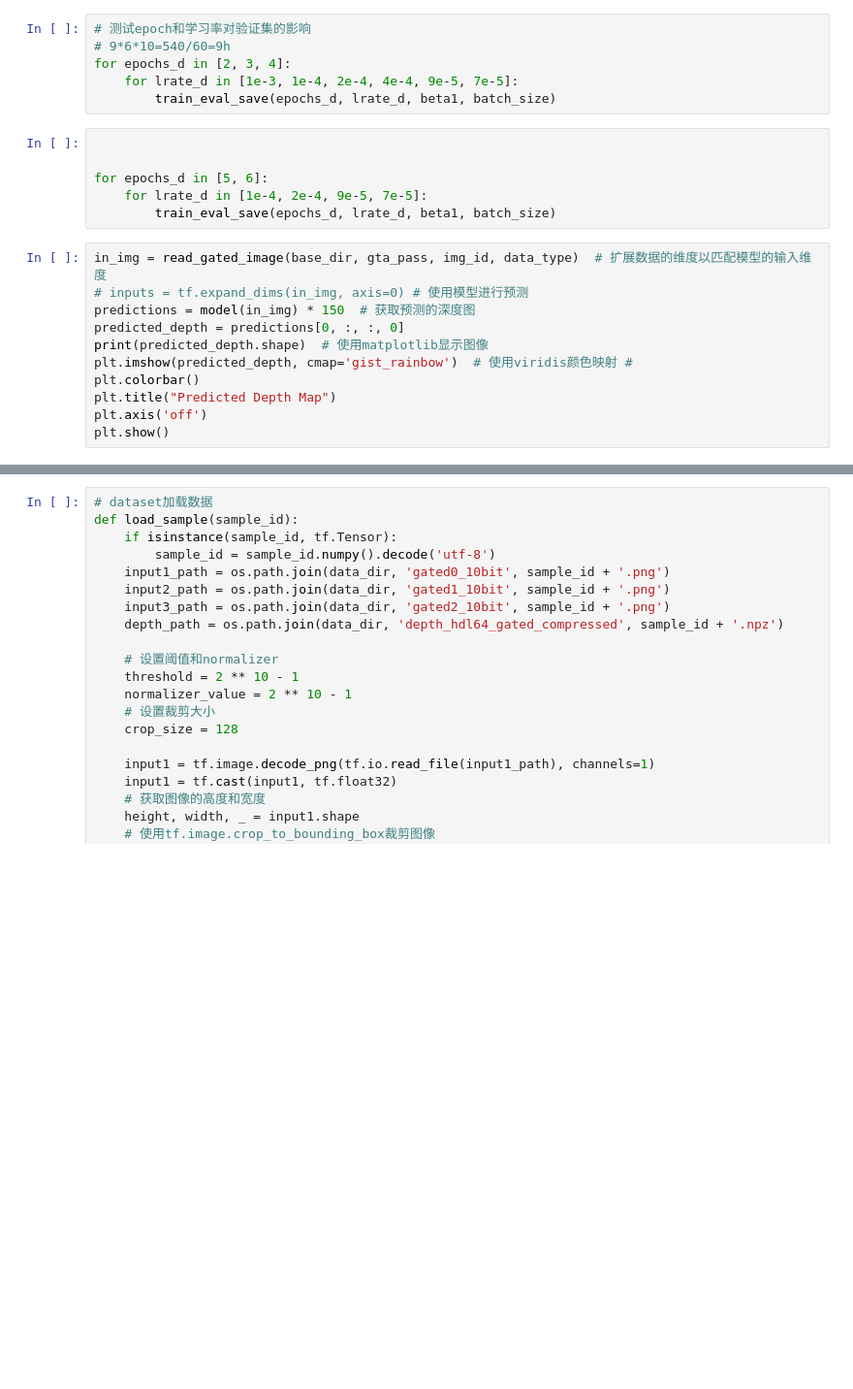
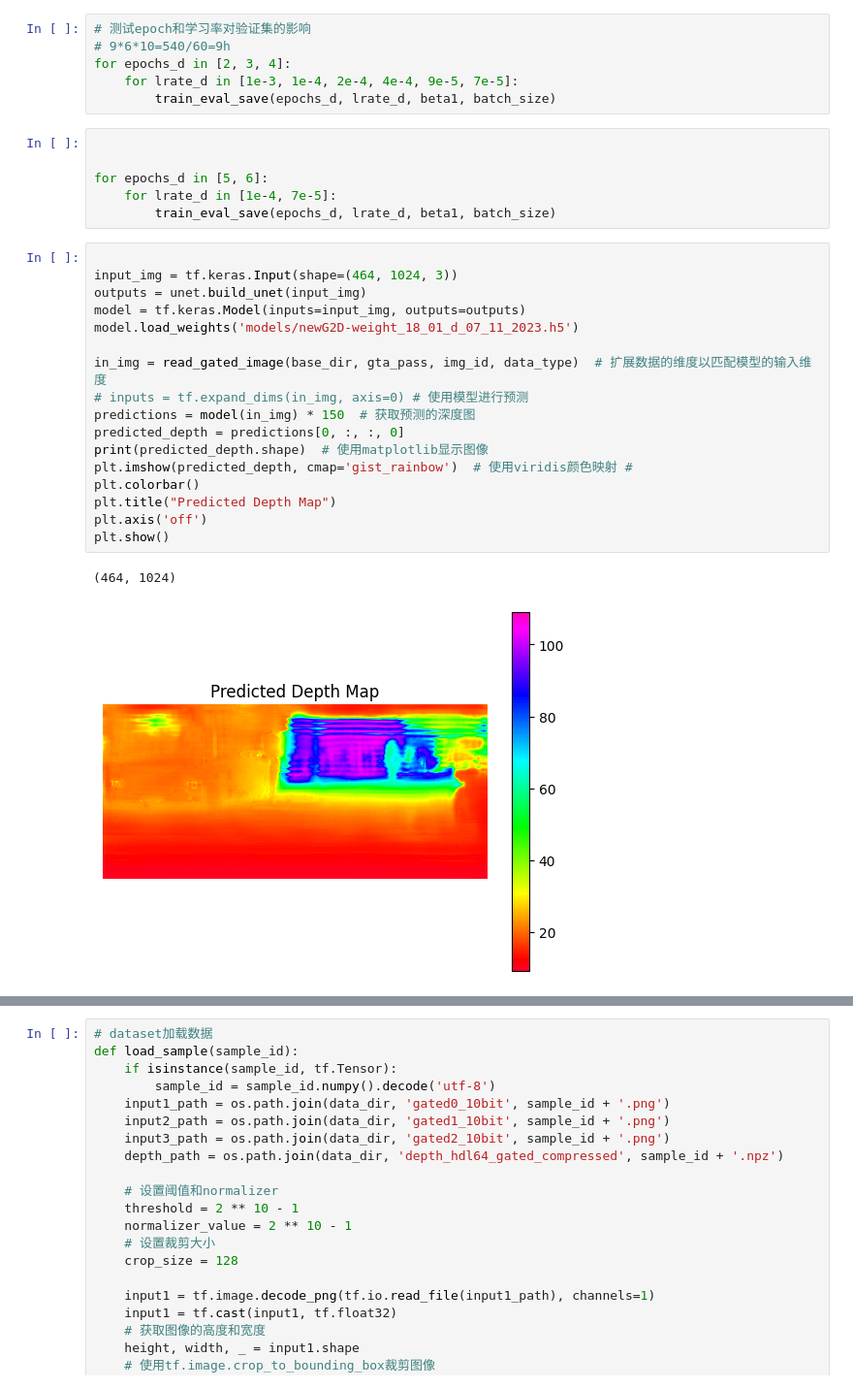
Before and after one commit to Edricos/newG2D, a Jupyter notebook: src/main.ipynb, the cells around one changed output, grey strips where cells are left out. Shown at 97% size. Cells and saved outputs as stored; diff of their text form; blank space fills up the shorter version.

```diff
--- a/src/main.ipynb
+++ b/src/main.ipynb
@@ -391,16 +410,25 @@ for epochs_d in [2, 3, 4]:
 
 
 for epochs_d in [5, 6]:
-    for lrate_d in [1e-4, 2e-4, 9e-5, 7e-5]:
+    for lrate_d in [1e-4, 7e-5]:
         train_eval_save(epochs_d, lrate_d, beta1, batch_size)
 # %%
+
+input_img = tf.keras.Input(shape=(464, 1024, 3))
+outputs = unet.build_unet(input_img)
+model = tf.keras.Model(inputs=input_img, outputs=outputs)
+model.load_weights('models/newG2D-weight_18_01_d_07_11_2023.h5')
+
 in_img = read_gated_image(base_dir, gta_pass, img_id, data_type)  # 扩展数据的维度以匹配模型的输入维度
 # inputs = tf.expand_dims(in_img, axis=0) # 使用模型进行预测
 predictions = model(in_img) * 150  # 获取预测的深度图
 predicted_depth = predictions[0, :, :, 0]
 print(predicted_depth.shape)  # 使用matplotlib显示图像
 plt.imshow(predicted_depth, cmap='gist_rainbow')  # 使用viridis颜色映射 #
 plt.colorbar()
 plt.title("Predicted Depth Map")
 plt.axis('off')
 plt.show()
+# %% [output]
+(464, 1024)
+[figure, added]
```
Also changed, not shown: parts of 8 cells of this notebook, 2 other files.
